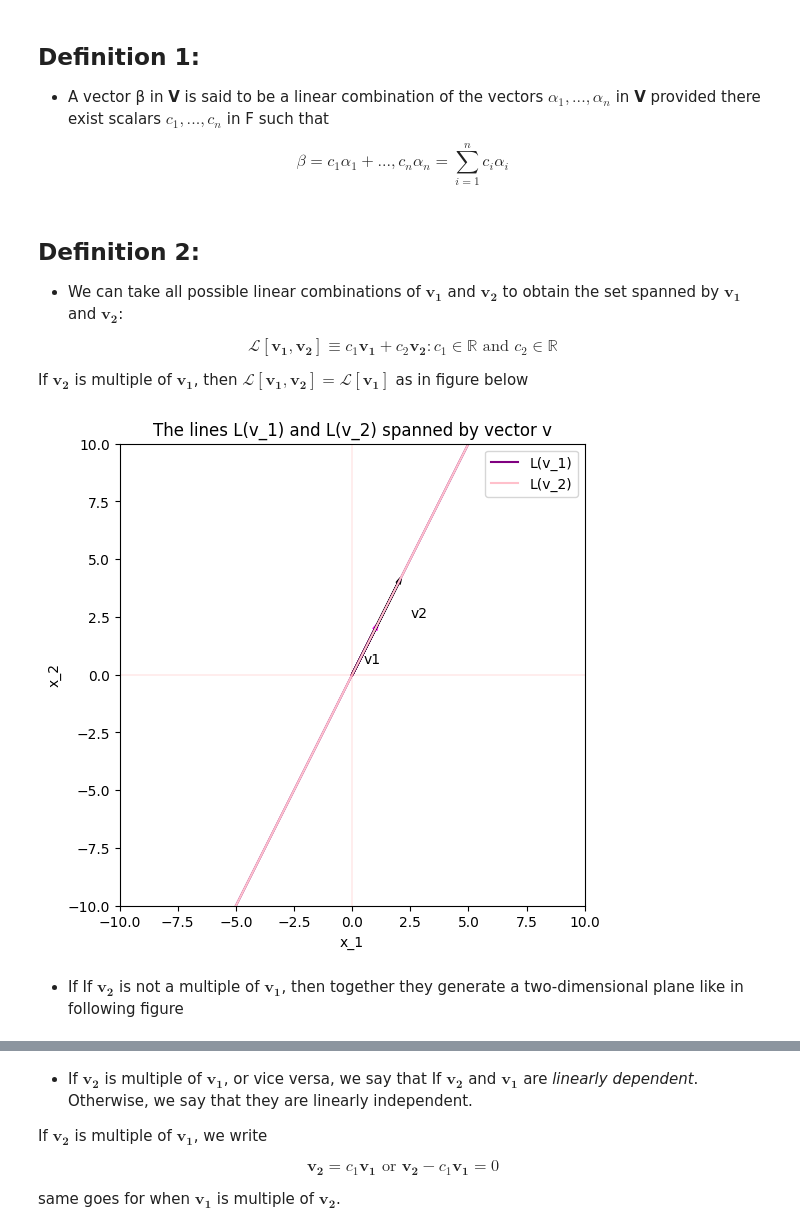
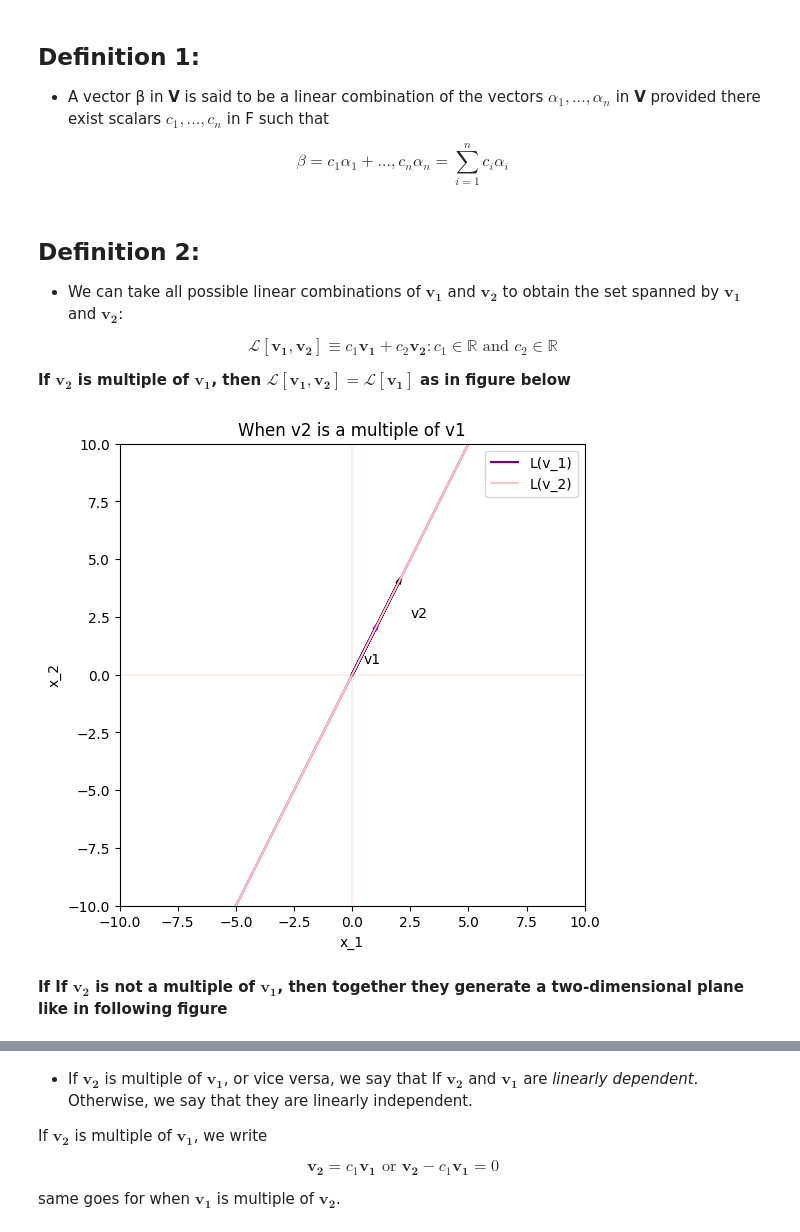
Before and after one commit to mjavadg/Econometrics_Fall-2024, a Jupyter notebook: 9th session linear algebra part 3.ipynb, the cells around one changed output, grey strips where cells are left out. Saved outputs shown, nothing was run; the diff lists cells and outputs as text; code cells hidden in the pictures.

Commit message:
Correcting titles of two figures

```diff
--- a/9th session linear algebra part 3.ipynb
+++ b/9th session linear algebra part 3.ipynb
@@ -51,7 +51,7 @@ $$
 
 $$\mathcal{L}[\mathbf{v_1}, \mathbf{v_2}] \equiv {c_1}\mathbf{v_1} + {c_2}\mathbf{v_2} : c_1 \in \mathbb{R} \text{ and } c_2 \in \mathbb{R}$$
 
-If $\mathbf{v_{2}}$ is multiple of $\mathbf{v_{1}}$, then $\mathcal{L}[\mathbf{v_1}, \mathbf{v_2}] = \mathcal{L}[\mathbf{v_1}]$ as in figure below
+**If $\mathbf{v_{2}}$ is multiple of $\mathbf{v_{1}}$, then $\mathcal{L}[\mathbf{v_1}, \mathbf{v_2}] = \mathcal{L}[\mathbf{v_1}]$ as in figure below**
 # %%
 #define the vector
 v1 = np.array([1,2])
@@ -64,37 +64,37 @@ y1 = x * (v1[1]/v1[0])
 #generating the second line
 y2 = x * (v2[1]/v2[0])
 
 fig, ax = plt.subplots(figsize=(6,6))
 ax.plot(x, y1,label = "L(v_1)", color = "purple")
 ax.plot(x, y2,label = "L(v_2)", color = "pink")
 ax.axhline(0, color = 'red', linewidth = 0.1, ls = '-')
 ax.axvline(0, color = 'red', linewidth = 0.1, ls = '-')
 ax.set_xlim(-10, 10)
 ax.set_ylim(-10, 10)
 ax.set_xlabel("x_1")
 ax.set_ylabel("x_2")
-ax.set_title("The lines L(v_1) and L(v_2) spanned by vector v")
+ax.set_title("When v2 is a multiple of v1")
 ax.legend()
 
 #add arrow1
 arrow_color = 'red'
 aa_color = 'magenta'
 arrow_thickness = 2
 ax.arrow(0,0,1,2, head_width = 0.1, head_length = 0.2, fc = arrow_color, ec = aa_color, linewidth = arrow_thickness)
 ax.text(0.5, 0.5, "v1")
 
 #add arrow2
 arrow_color = 'black'
 aa_color = 'black'
 arrow_thickness = 2
 ax.arrow(0,0,2,4, head_width = 0.1, head_length = 0.2, fc = arrow_color, ec = aa_color, linewidth = arrow_thickness)
 ax.text(2.5, 2.5, "v2")
 
 plt.show()
 # %% [output]
-[figure, old version]
+[figure, new version]
 # %% [markdown]
-- If If $\mathbf{v_{2}}$ is not a multiple of $\mathbf{v_{1}}$, then together they generate a two-dimensional plane like in following figure
+**If If $\mathbf{v_{2}}$ is not a multiple of $\mathbf{v_{1}}$, then together they generate a two-dimensional plane like in following figure**
 # %%
 from mpl_toolkits.mplot3d import Axes3D
 
```
Also changed, not shown: parts of 1 cell of this notebook.
